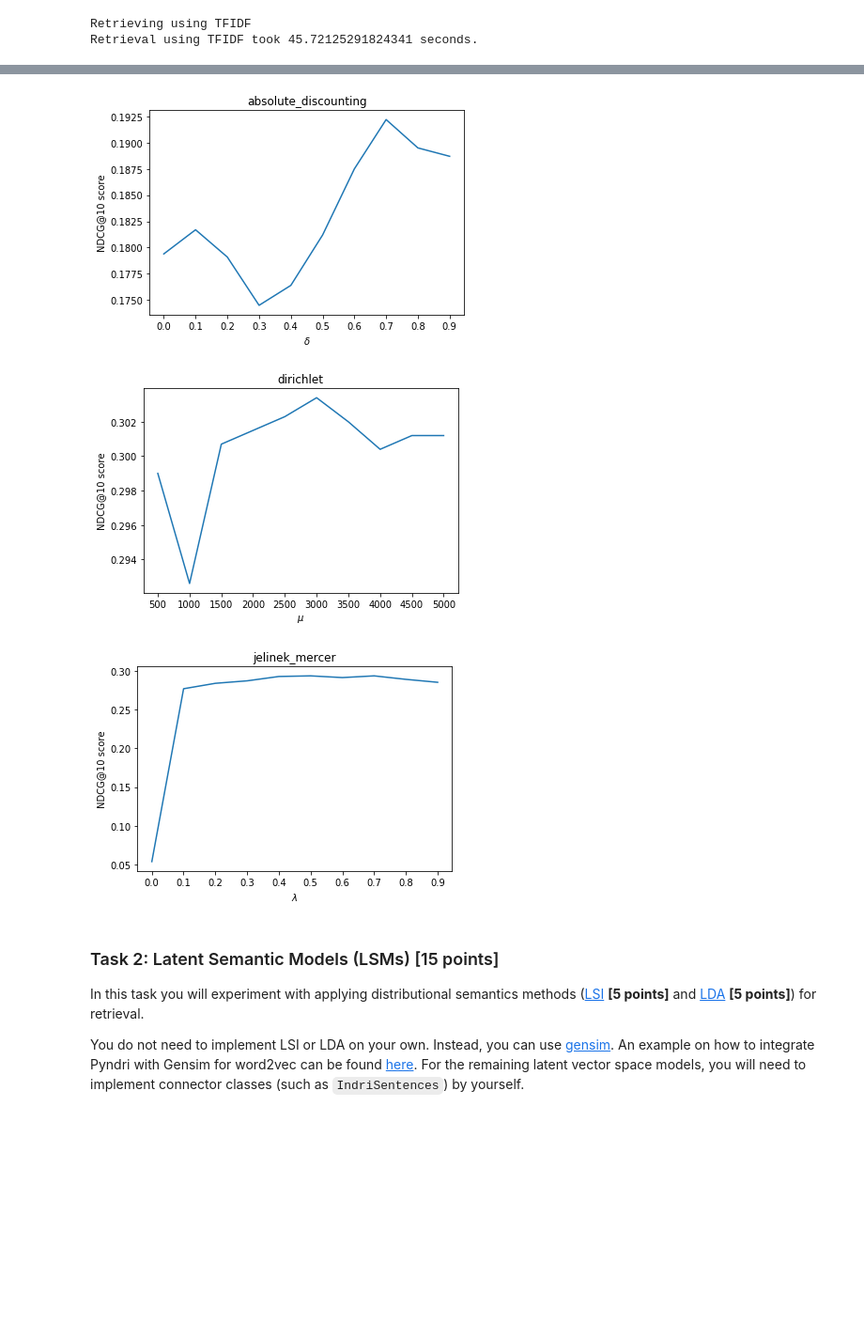
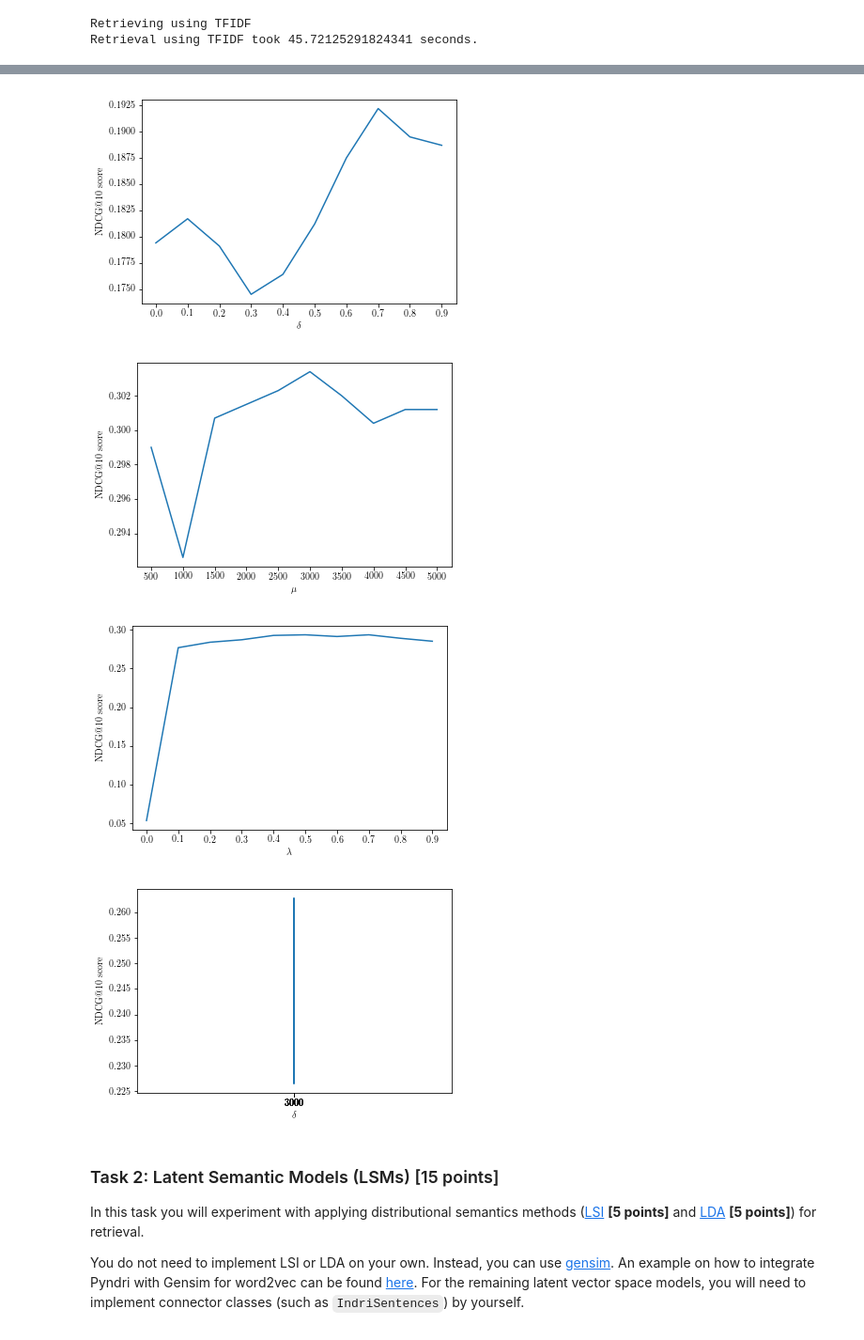
Before and after one commit to mbakhtiariz/IR1, a Jupyter notebook: HW2/hw2-marianne.ipynb, the cells around one changed output, grey strips where cells are left out. Shown at 94% size. Drawn from its saved outputs; the diff is of its cells as text; code cells hidden in the pictures; blank space fills up the shorter version.

Commit message:
plm results & hyperparameter plot files

```diff
--- a/HW2/hw2-marianne.ipynb
+++ b/HW2/hw2-marianne.ipynb
@@ -467,12 +467,11 @@ language_models = {
                    if setting.startswith('dirichlet')],
     'jelinek_mercer' : [setting for setting in list(means['ndcg_cut_10'])
                         if setting.startswith('jelinek_mercer')],
-    #'plm500' : [setting for setting in list(means['ndcg_cut_10'])
-    #                    if setting.startswith('plm500')],
-    #'plm1500' : [setting for setting in list(means['ndcg_cut_10'])
-    #                    if setting.startswith('plm1500')]
+    'plm' : [setting for setting in list(means['ndcg_cut_10'])
+                        if setting.startswith('plm')]
 }
 
+
 pprint.pprint(language_models)
 # %% [output]
 {'absolute_discounting': ['absolute_discounting0.0',
@@ -533,21 +533,25 @@ for model in language_models.keys():
 # %%
 import re
+
+plt.rc('text', usetex=True)
+plt.rc('font', family='serif')
 
 for model in language_models.keys():
     pars = np.array([float(re.search(r'[0-9\.]+', setting).group(0)) for setting in language_models[model]])
     sorted_pars_idx = np.argsort(pars)
     model_means = np.array([means['ndcg_cut_10'][setting] for setting in language_models[model]])
     parameter = ('$\mu$' if model == 'dirichlet' else '$\lambda$' if model == 'jelinek_mercer' else '$\delta$')
     plt.xticks(pars[sorted_pars_idx])
-    plt.title(model)
     plt.xlabel(parameter)
     plt.ylabel('NDCG@10 score')
     plt.plot(pars[sorted_pars_idx], model_means[sorted_pars_idx])
+    plt.savefig('hyperparameter_plot_' + model + '.eps', format='eps', dpi=900)
     plt.show()
 # %% [output]
-[figure, old version]
+[figure, new version]
-[figure, old version]
+[figure, new version]
-[figure, old version]
+[figure, new version]
+[figure, added]
 # %% [markdown]
 ### Task 2: Latent Semantic Models (LSMs) [15 points] ###
 
```
Also changed, not shown: parts of 5 cells of this notebook, 4 other files.
